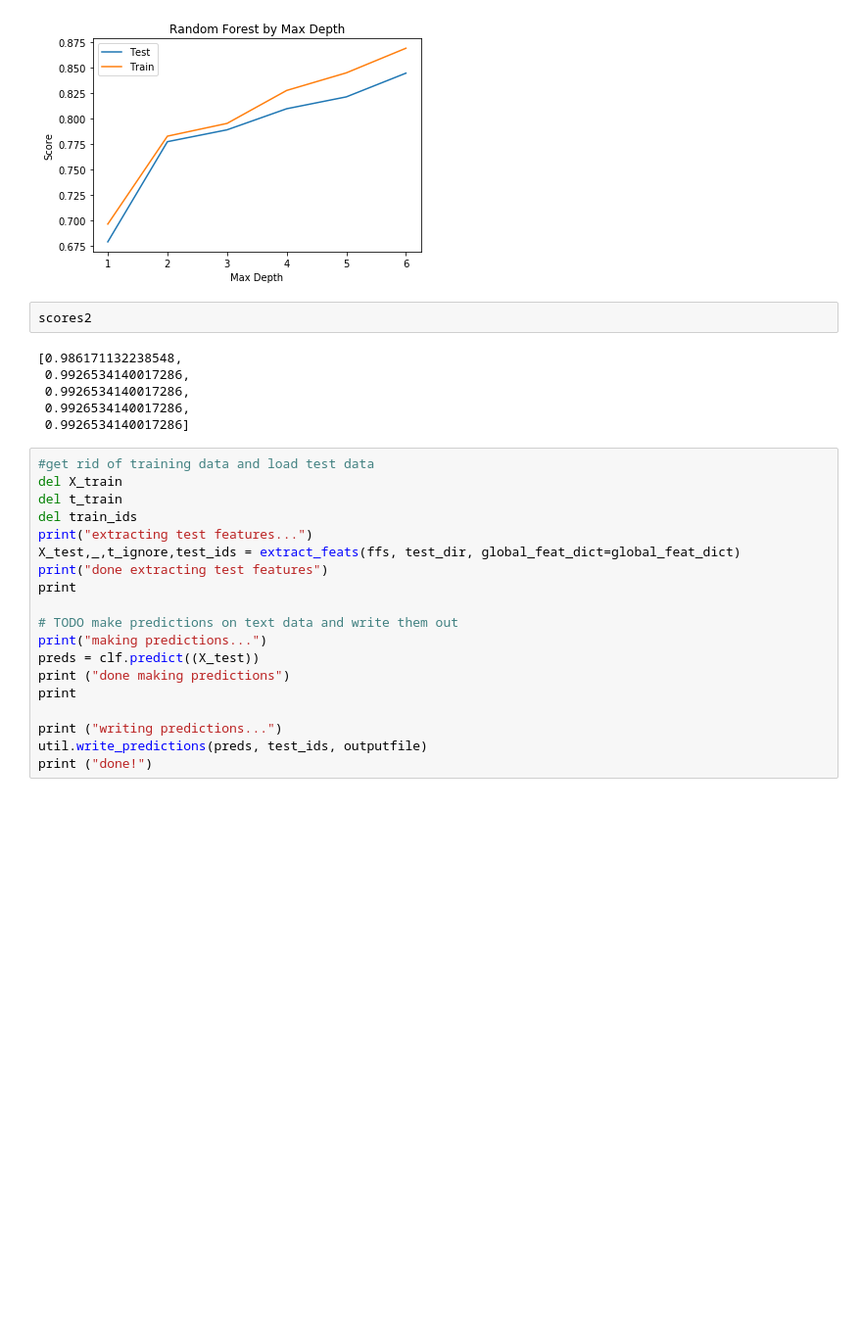
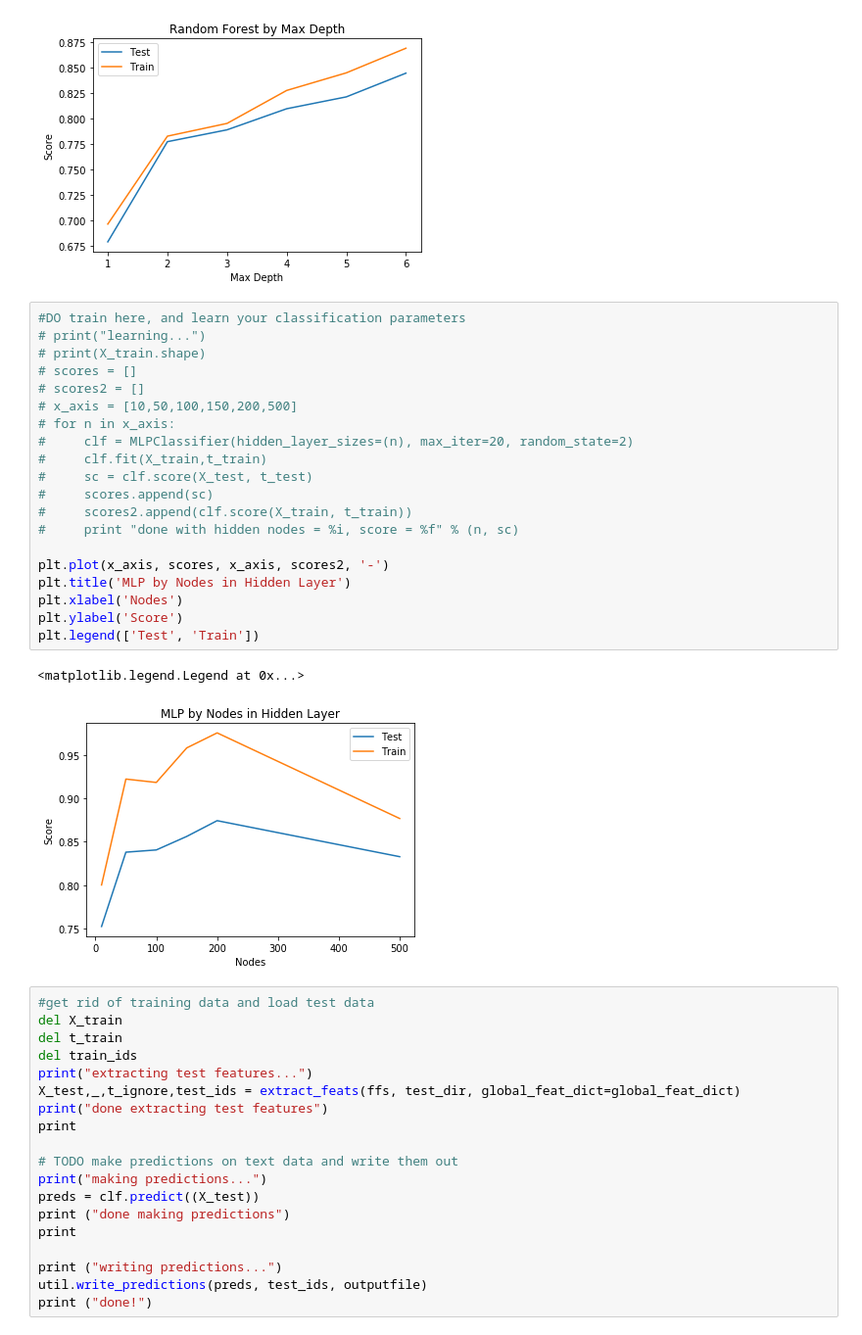
Before and after one commit to MikeBao99/cs181-practicals, a Jupyter notebook: P2/data_file.ipynb, the cells around one changed output. Shown at 98% size. Cells and saved outputs as stored; diff of their text form; blank space fills up the shorter version.

```diff
--- a/P2/data_file.ipynb
+++ b/P2/data_file.ipynb
@@ -374,14 +374,29 @@ done with n_classifiers = 5, score = 0.821244
 done with n_classifiers = 6, score = 0.844560
 <matplotlib.legend.Legend at 0x...>
 [figure]
-# %%
-scores2
-# %% [output]
-[0.986171132238548,
- 0.9926534140017286,
- 0.9926534140017286,
- 0.9926534140017286,
- 0.9926534140017286]
+# %%
+#DO train here, and learn your classification parameters
+# print("learning...")
+# print(X_train.shape)
+# scores = []
+# scores2 = []
+# x_axis = [10,50,100,150,200,500]
+# for n in x_axis:
+#     clf = MLPClassifier(hidden_layer_sizes=(n), max_iter=20, random_state=2)
+#     clf.fit(X_train,t_train)
+#     sc = clf.score(X_test, t_test)
+#     scores.append(sc)
+#     scores2.append(clf.score(X_train, t_train))
+#     print "done with hidden nodes = %i, score = %f" % (n, sc)
+
+plt.plot(x_axis, scores, x_axis, scores2, '-')
+plt.title('MLP by Nodes in Hidden Layer')
+plt.xlabel('Nodes')
+plt.ylabel('Score')
+plt.legend(['Test', 'Train'])
+# %% [output]
+<matplotlib.legend.Legend at 0x...>
+[figure, added]
 # %%
 #get rid of training data and load test data
 del X_train
```
